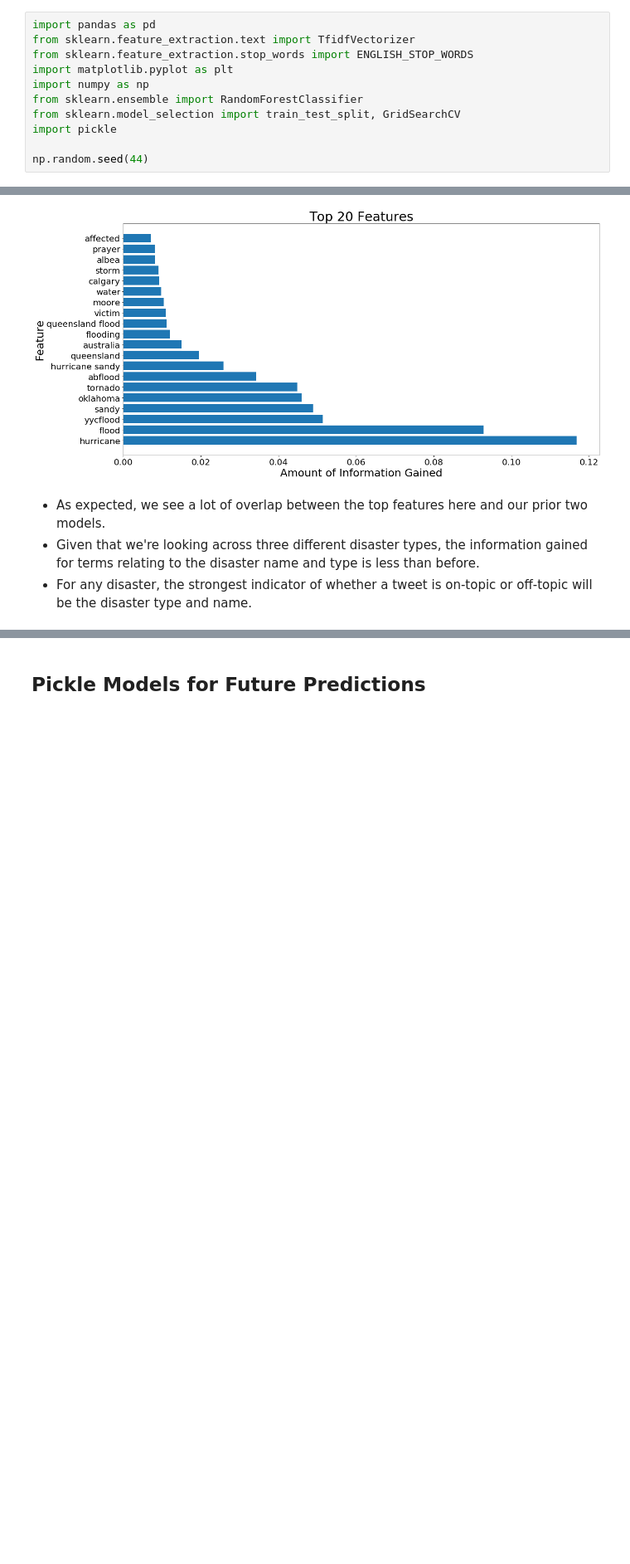
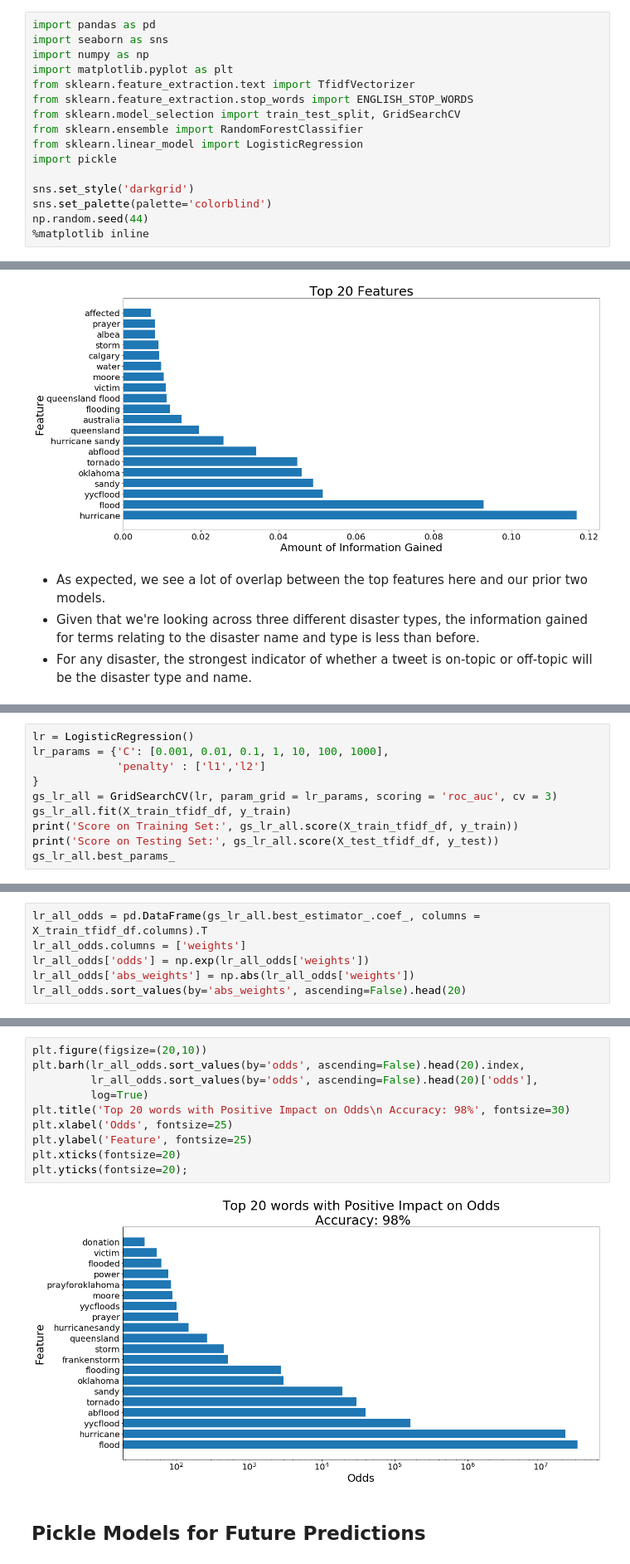
Before and after one commit to csinatra/Twitter-Disaster-Repo, a Jupyter notebook: connie/03_Preprocessing_and_Modeling.ipynb, the cells around one changed output, grey strips where cells are left out. Shown: that part at 83% size. Saved outputs shown, nothing was run; the diff lists cells and outputs as text; blank space fills up the shorter version.

```diff
--- a/connie/03_Preprocessing_and_Modeling.ipynb
+++ b/connie/03_Preprocessing_and_Modeling.ipynb
@@ -2,15 +2,20 @@
 # Preprocessing and Modeling
 # %%
 import pandas as pd
+import seaborn as sns
+import numpy as np
+import matplotlib.pyplot as plt
 from sklearn.feature_extraction.text import TfidfVectorizer
 from sklearn.feature_extraction.stop_words import ENGLISH_STOP_WORDS
-import matplotlib.pyplot as plt
-import numpy as np
+from sklearn.model_selection import train_test_split, GridSearchCV
 from sklearn.ensemble import RandomForestClassifier
-from sklearn.model_selection import train_test_split, GridSearchCV
+from sklearn.linear_model import LogisticRegression
 import pickle
 
+sns.set_style('darkgrid')
+sns.set_palette(palette='colorblind')
 np.random.seed(44)
+%matplotlib inline
 # %% [markdown]
 ## Import Data
 # %%
@@ -331,0 +493,10 @@ plt.yticks(fontsize=20);
+# %%
+lr = LogisticRegression()
+lr_params = {'C': [0.001, 0.01, 0.1, 1, 10, 100, 1000],
+             'penalty' : ['l1','l2']
+}
+gs_lr_all = GridSearchCV(lr, param_grid = lr_params, scoring = 'roc_auc', cv = 3)
+gs_lr_all.fit(X_train_tfidf_df, y_train)
+print('Score on Training Set:', gs_lr_all.score(X_train_tfidf_df, y_train))
+print('Score on Testing Set:', gs_lr_all.score(X_test_tfidf_df, y_test))
+gs_lr_all.best_params_
@@ -331,0 +509,6 @@ plt.yticks(fontsize=20);
+# %%
+lr_all_odds = pd.DataFrame(gs_lr_all.best_estimator_.coef_, columns = X_train_tfidf_df.columns).T
+lr_all_odds.columns = ['weights']
+lr_all_odds['odds'] = np.exp(lr_all_odds['weights'])
+lr_all_odds['abs_weights'] = np.abs(lr_all_odds['weights'])
+lr_all_odds.sort_values(by='abs_weights', ascending=False).head(20)
@@ -332,3 +533,15 @@ plt.yticks(fontsize=20);
+# %%
+plt.figure(figsize=(20,10))
+plt.barh(lr_all_odds.sort_values(by='odds', ascending=False).head(20).index,
+         lr_all_odds.sort_values(by='odds', ascending=False).head(20)['odds'],
+         log=True)
+plt.title('Top 20 words with Positive Impact on Odds\n Accuracy: 98%', fontsize=30)
+plt.xlabel('Odds', fontsize=25)
+plt.ylabel('Feature', fontsize=25)
+plt.xticks(fontsize=20)
+plt.yticks(fontsize=20);
+# %% [output]
+[figure, added]
 # %% [markdown]
 ## Pickle Models for Future Predictions
 # %%
```
Also changed, not shown: parts of 38 cells of this notebook, 4 other files.
